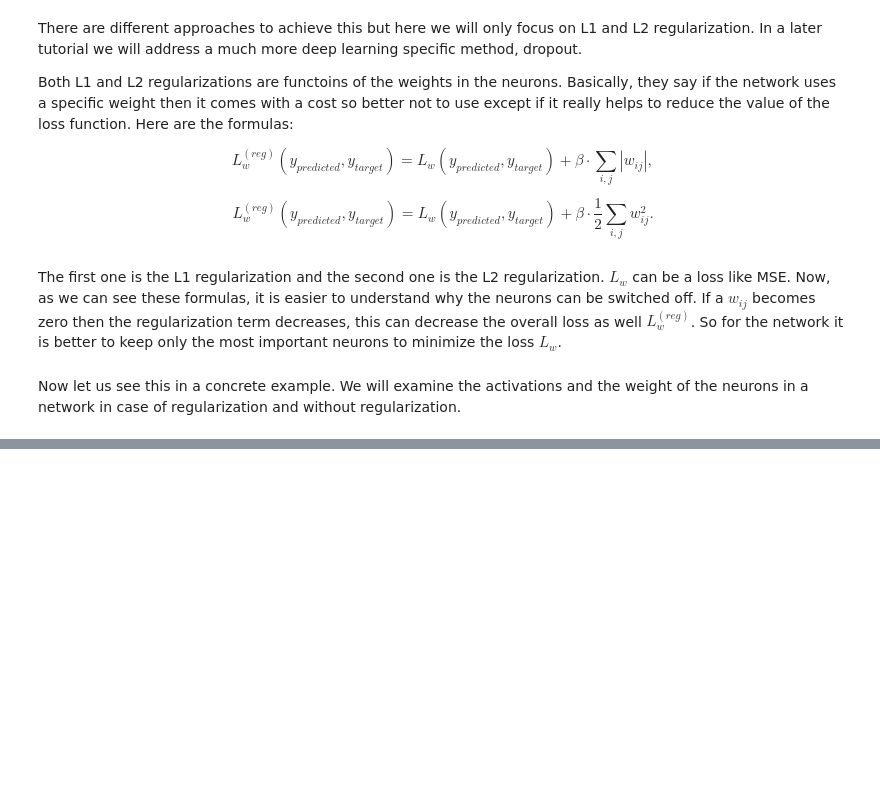
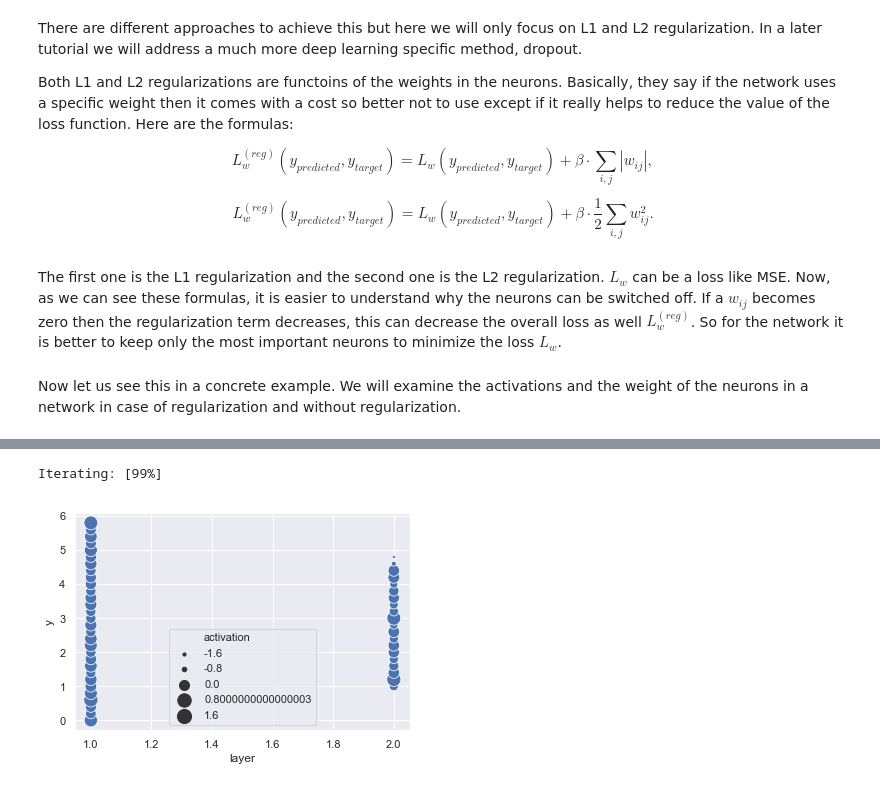
Before and after one commit to adamtiger/DeepLearningTutorial, a Jupyter notebook: DL7_Regularization.ipynb, the cells around one changed output, grey strips where cells are left out. Saved outputs shown, nothing was run; the diff lists cells and outputs as text; code cells hidden in the pictures; blank space fills up the shorter version.

Commit message:
Activation comparisons were done in the regularization part.

```diff
--- a/DL7_Regularization.ipynb
+++ b/DL7_Regularization.ipynb
@@ -24,0 +31,2 @@ Now let us see this in a concrete example. We will examine the activations and t
+# %%
+x, y = ma.load_data()
@@ -24,0 +42,9 @@ Now let us see this in a concrete example. We will examine the activations and t
+# %%
+regularizer = regularizers.ZeroRegularizer()
+archit_noreg = ma.Architecture(regularizer, x, y)
+# %% [output]
+Iterating: [99%]
+# %%
+archit_noreg.show_activations()
+# %% [output]
+[figure, added]
```
Also changed, not shown: parts of 7 cells of this notebook, 3 other files.
